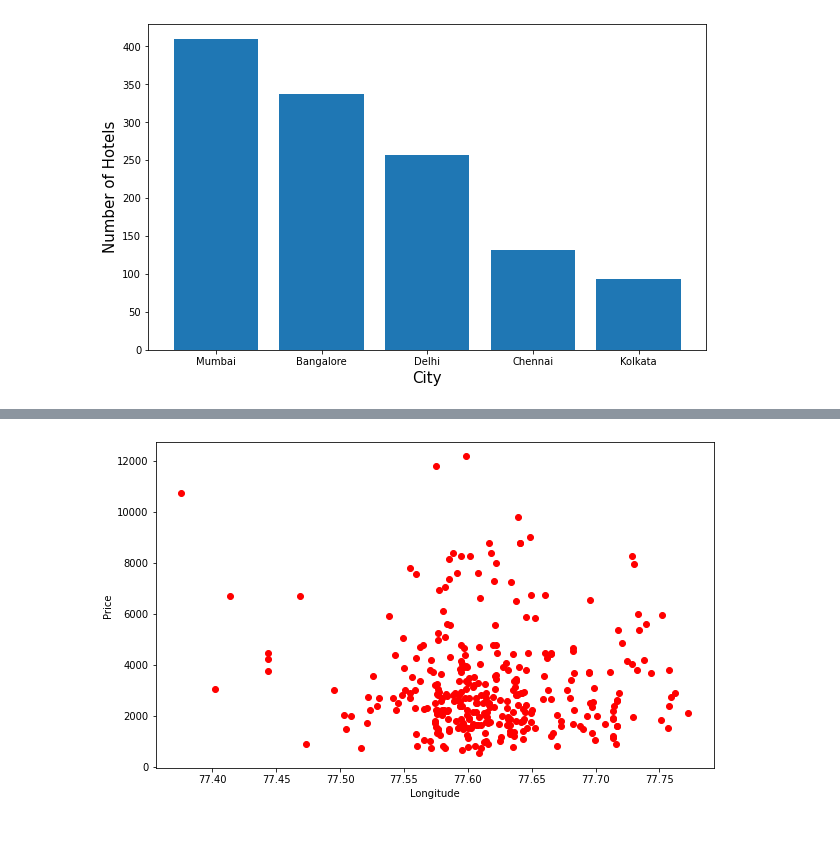
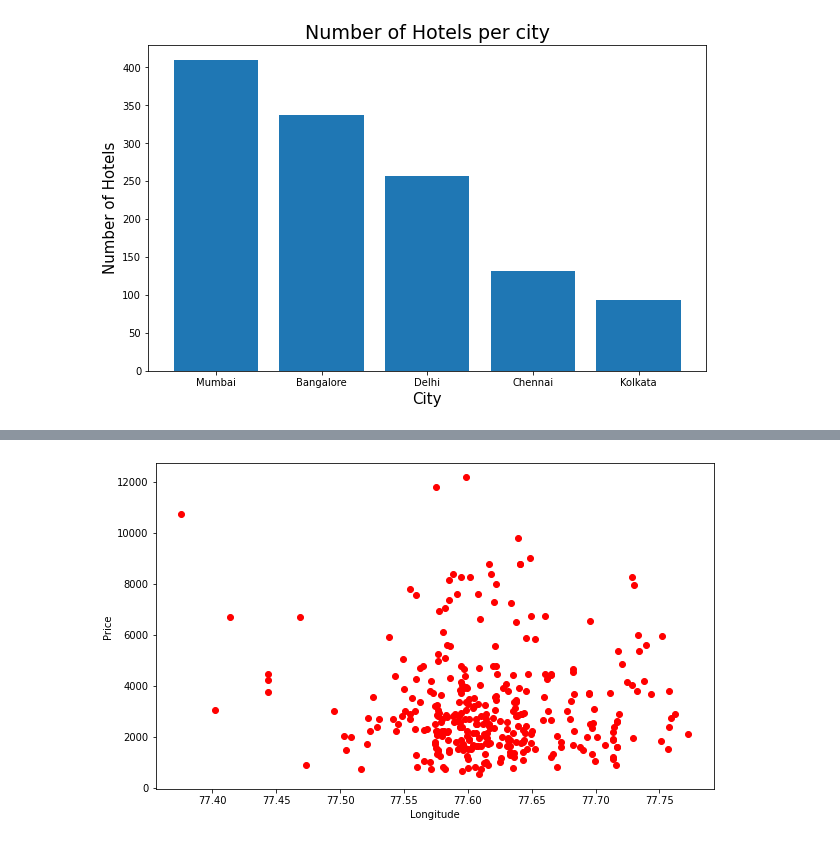
Before and after one commit to msoumyakant14/Hotel-Pricing-Analysis, a Jupyter notebook: visualization.ipynb, the cells around one changed output, grey strips where cells are left out. Drawn from its saved outputs; the diff is of its cells as text; code cells hidden in the pictures.

Commit message:
visualization2

```diff
--- a/visualization.ipynb
+++ b/visualization.ipynb
@@ -5,22 +5,30 @@ import matplotlib.pyplot as plt
 from mpl_toolkits import mplot3d
 from scipy.stats import norm
 # %%
-df1 = pd.DataFrame(pd.read_csv("Dataset/Cleaned Data/bangalore_hotels_cleaned.csv"))
-df2 = pd.DataFrame(pd.read_csv("Dataset/Cleaned Data/delhi_hotels_cleaned.csv"))
-df3 = pd.DataFrame(pd.read_csv("Dataset/Cleaned Data/mumbai_hotels_cleaned.csv"))
-df4 = pd.DataFrame(pd.read_csv("Dataset/Cleaned Data/chennai_hotels_cleaned.csv"))
-df5 = pd.DataFrame(pd.read_csv("Dataset/Cleaned Data/kolkata_hotels_cleaned.csv"))
+df1 = pd.DataFrame(pd.read_csv("Dataset/Cleaned_Score/bangalore_hotels_scored_cleaned.csv"))
+df2 = pd.DataFrame(pd.read_csv("Dataset/Cleaned_Score/delhi_hotels_scored_cleaned.csv"))
+df3 = pd.DataFrame(pd.read_csv("Dataset/Cleaned_Score/mumbai_hotels_scored_cleaned.csv"))
+df4 = pd.DataFrame(pd.read_csv("Dataset/Cleaned_Score/chennai_hotels_scored_cleaned.csv"))
+df5 = pd.DataFrame(pd.read_csv("Dataset/Cleaned_Score/kolkata_hotels_scored_cleaned.csv"))
 # %%
 x = ['Bangalore', 'Delhi', 'Mumbai', 'Chennai', 'Kolkata']
 y = [df1.shape[0], df2.shape[0], df3.shape[0], df4.shape[0], df5.shape[0]]
 
 df = pd.DataFrame({"City":x, "Hotels":y})
 df = df.sort_values('Hotels', ascending=False)
 
 plt.figure(figsize=(10,6))
 plt.bar('City', 'Hotels', data=df)
 plt.xlabel("City", size=15)
 plt.ylabel("Number of Hotels", size=15)
-plt.show()
+plt.title("Number of Hotels per city", size=19)
+# plt.show()
+plt.savefig("Visualization/hotels_city_bar.png",
+            bbox_inches ="tight",
+            pad_inches = 0.5,
+            transparent = True,
+            facecolor ="w",
+            edgecolor ='b',
+            orientation ='landscape')
 # %% [output]
-[figure, old version]
+[figure, new version]
```
Also changed, not shown: parts of 3 cells of this notebook, 3 other files.
